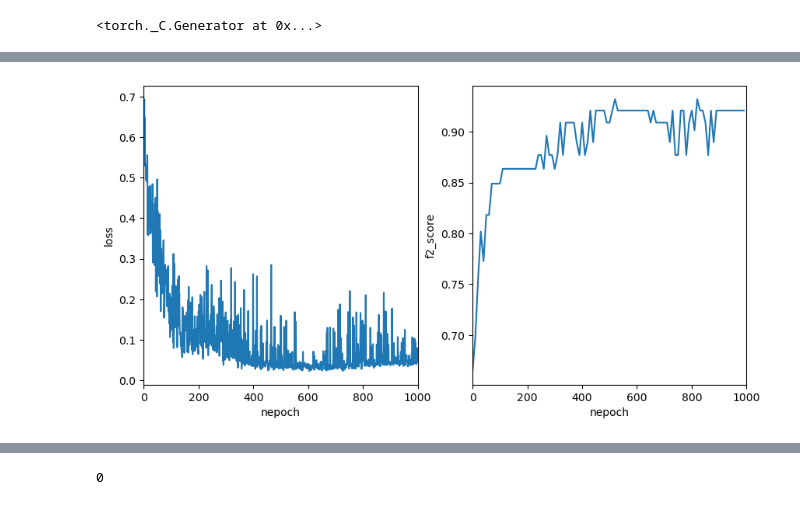
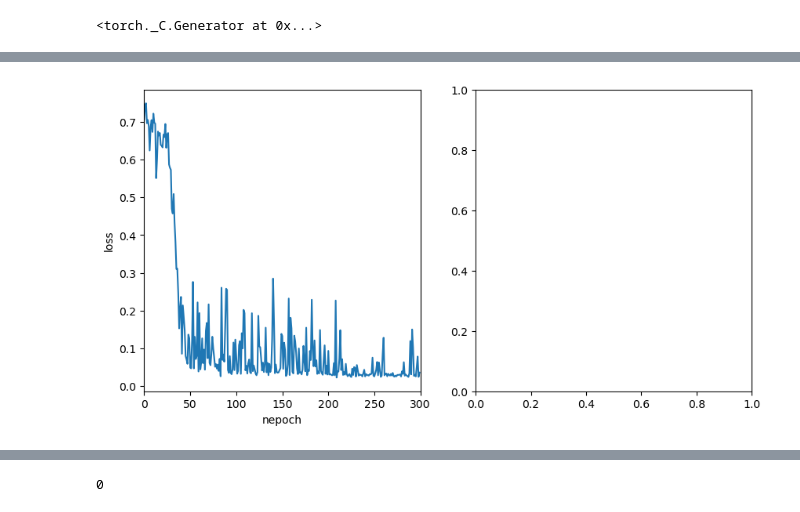
Before and after one commit to GardevoirX/CNS_drug_screening, a Jupyter notebook: develop.ipynb, the cells around one changed output, grey strips where cells are left out. Cells and saved outputs as stored; diff of their text form; code cells hidden in the pictures.

```diff
--- a/develop.ipynb
+++ b/develop.ipynb
@@ -44,10 +107,11 @@ Now the shape is torch.Size([700, 126])
 # %%
 train, validation = random_split(
     whole_dataset,
-    [0.9, 0.1],
+    [1, 0],
+    # [0.8, 0.2],
 )
 batch_size = 32
 train_loader = DataLoader(train, batch_size=batch_size)
-validation_loader = DataLoader(validation, batch_size=len(validation))
+#validation_loader = DataLoader(validation, batch_size=len(validation))
 # %%
 model = nn.Sequential(
@@ -79,52 +144,43 @@ swa_scheduler = SWALR(optimizer, swa_lr=1e-6)
 # %%
 model.train()
 train_losses = []
 val_x = []
 f2s = []
 
-
-total_epoch = 1000
+total_epoch = 300
 for nepoch in range(total_epoch):
     for batch in train_loader:
         y_pred = model(batch[0])
-        #y_pred[y_pred > 0.5] = 1.
-        #y_pred[y_pred <= 0.5] = 0.
         loss = loss_fn(y_pred, batch[1].to(device).reshape(-1, 1).float())
         optimizer.zero_grad()
         loss.backward()
         optimizer.step()
-    if nepoch > swa_start:
-        swa_model.update_parameters(model)
-        swa_scheduler.step()
-    else:
         scheduler.step()
     train_losses.append(loss.cpu().detach().numpy())
-    if nepoch % 10 == 0:
-        model.eval()
-        val_x.append(nepoch)
-        for batch in validation_loader:
-            y_pred = model(batch[0])
-            y_pred[y_pred > 0.5] = 1.
-            y_pred[y_pred <= 0.5] = 0.
-            f2s.append(fbeta_score(y_pred.detach().cpu().numpy(), batch[1], beta=2))
-        model.train()
+    # if nepoch % 10 == 0:
+    #     model.eval()
+    #     val_x.append(nepoch)
+    #     for batch in validation_loader:
+    #         y_pred = model(batch[0])
+    #         y_pred[y_pred > 0.5] = 1.
+    #         y_pred[y_pred <= 0.5] = 0.
+    #         f2s.append(fbeta_score(y_pred.detach().cpu().numpy(), batch[1], beta=2))
+    #     model.train()
     %matplotlib inline
     fig, ax = plt.subplots(1, 2, figsize=(10, 5))
     ax[0].plot(train_losses)
     ax[0].set_xlim((0, total_epoch))
     ax[0].set_xlabel("nepoch")
     ax[0].set_ylabel("loss")
-    ax[1].set_xlim((0, total_epoch))
-    ax[1].set_xlabel("nepoch")
-    ax[1].set_ylabel("f2_score")
-    ax[1].plot(val_x, f2s)
+    # ax[1].set_xlim((0, total_epoch))
+    # ax[1].set_xlabel("nepoch")
+    # ax[1].set_ylabel("f2_score")
+    # ax[1].plot(val_x, f2s)
 
     plt.show()
     display.clear_output(wait=True)
-
-torch.optim.swa_utils.update_bn(train_loader, swa_model)
 # %% [output]
-[figure, old version]
+[figure, new version]
 # %%
 model.eval()
 for batch in validation_loader:
```
Also changed, not shown: parts of 12 cells of this notebook, 3 other files.
